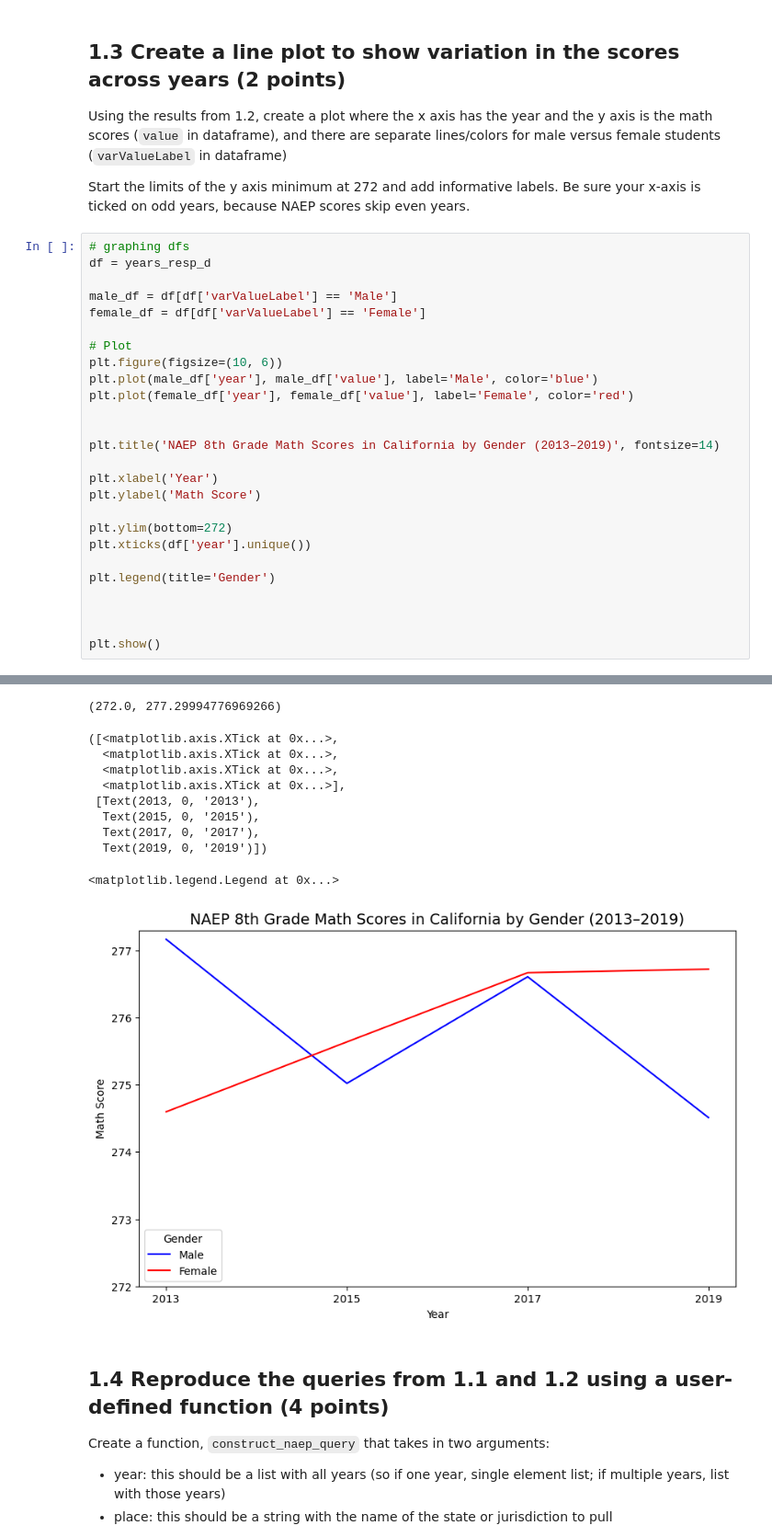
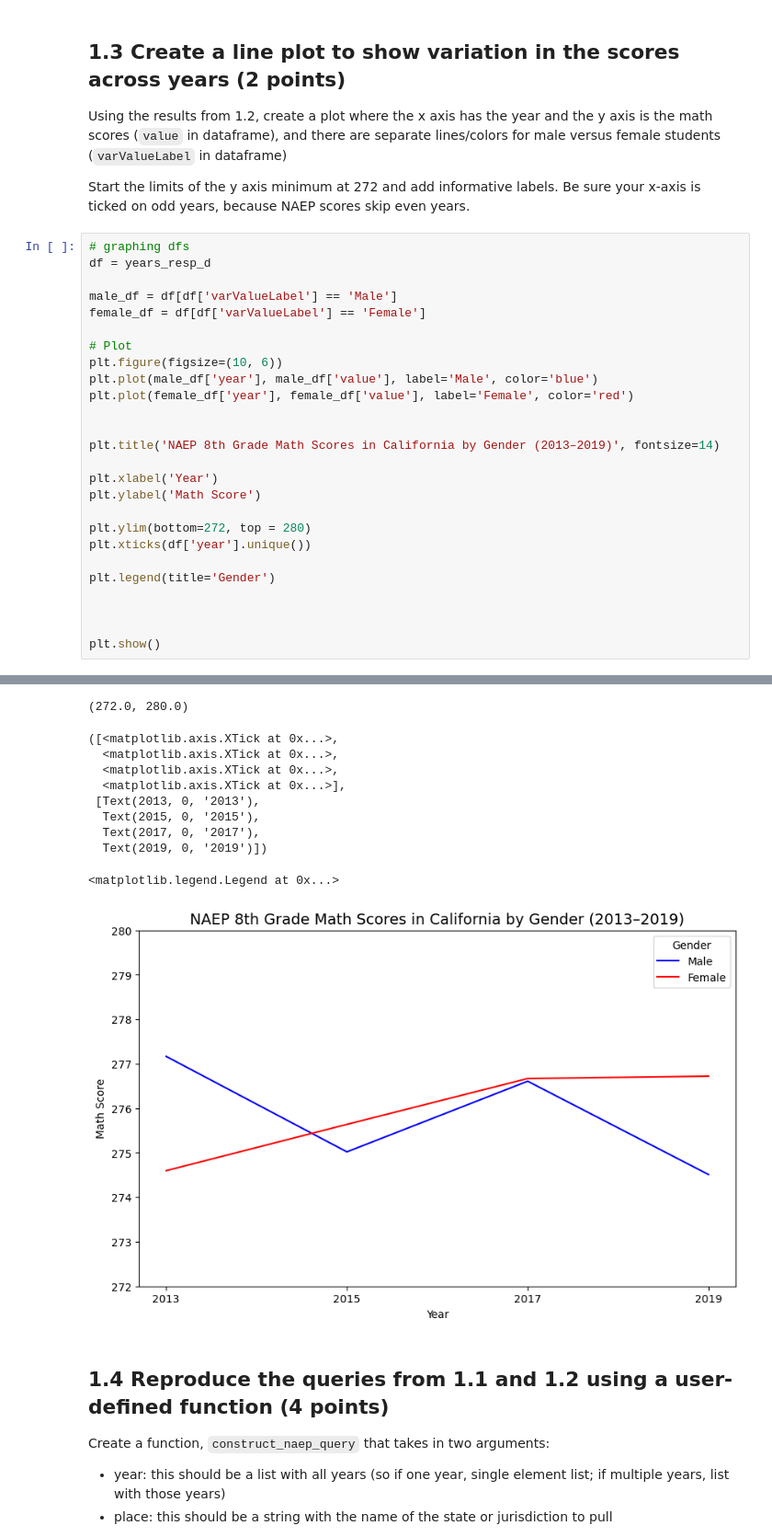
Before and after one commit to ellascarola/QSS20_S25, a Jupyter notebook: problemsets/pset4/pset4_blank-Copy1.ipynb, the cells around one changed output, grey strips where cells are left out. Shown at 92% size. Cells and saved outputs as stored; diff of their text form.

```diff
--- a/problemsets/pset4/pset4_blank-Copy1.ipynb
+++ b/problemsets/pset4/pset4_blank-Copy1.ipynb
@@ -214,36 +214,36 @@ plt.plot(female_df['year'], female_df['value'], label='Female', color='red')
 
 
 plt.title('NAEP 8th Grade Math Scores in California by Gender (2013–2019)', fontsize=14)
 
 plt.xlabel('Year')
 plt.ylabel('Math Score')
 
-plt.ylim(bottom=272)
+plt.ylim(bottom=272, top = 280)
 plt.xticks(df['year'].unique())
 
 plt.legend(title='Gender')
 
 
 
 plt.show()
 # %% [output]
 <Figure size 1000x600 with 0 Axes>
 [<matplotlib.lines.Line2D at 0x...>]
 [<matplotlib.lines.Line2D at 0x...>]
 Text(0.5, 1.0, 'NAEP 8th Grade Math Scores in California by Gender (2013–2019)')
 Text(0.5, 0, 'Year')
 Text(0, 0.5, 'Math Score')
-(272.0, 277.29994776969266)
+(272.0, 280.0)
 ([<matplotlib.axis.XTick at 0x...>,
   <matplotlib.axis.XTick at 0x...>,
   <matplotlib.axis.XTick at 0x...>,
   <matplotlib.axis.XTick at 0x...>],
  [Text(2013, 0, '2013'),
   Text(2015, 0, '2015'),
   Text(2017, 0, '2017'),
   Text(2019, 0, '2019')])
 <matplotlib.legend.Legend at 0x...>
-[figure, old version]
+[figure, new version]
 # %% [markdown]
 ## 1.4 Reproduce the queries from 1.1 and 1.2 using a user-defined function (4 points)
 
```
Also changed, not shown: parts of 25 cells of this notebook.
